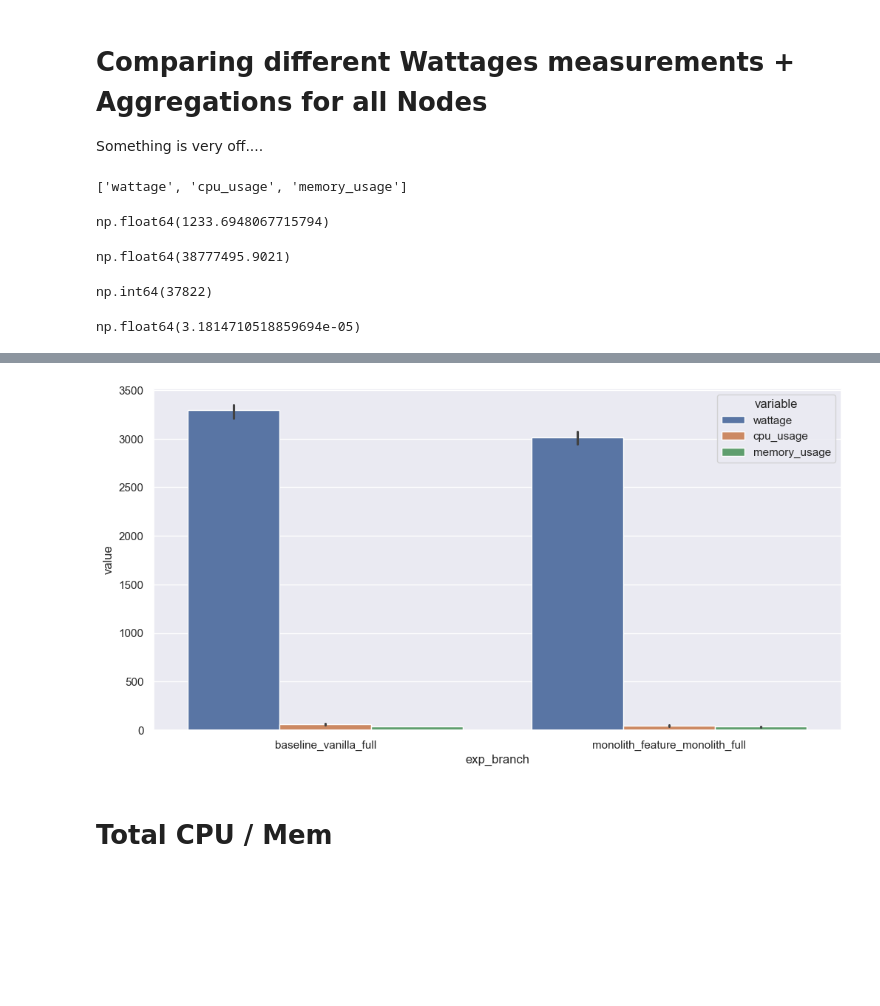
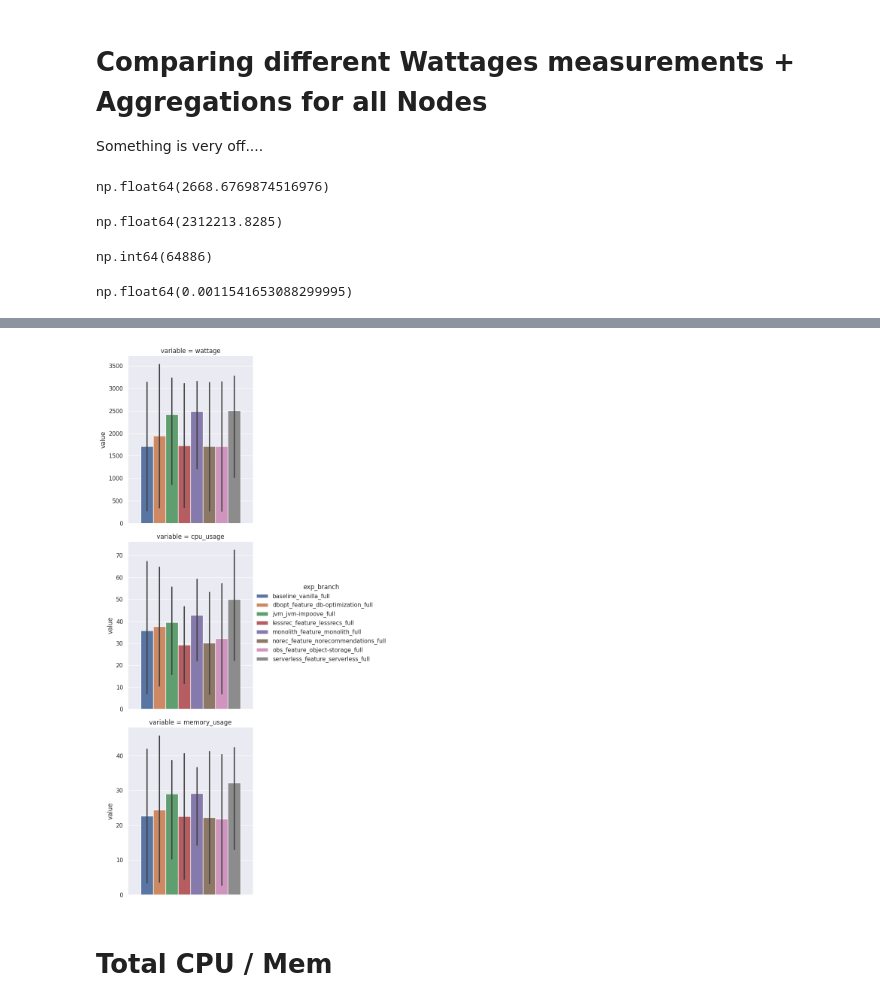
Before and after one commit to clue2-sose25/Clue2, a Jupyter notebook: eval6000.ipynb, the cells around one changed output, grey strips where cells are left out. Saved outputs shown, nothing was run; the diff lists cells and outputs as text; code cells hidden in the pictures; blank space fills up the shorter version.

```diff
--- a/eval6000.ipynb
+++ b/eval6000.ipynb
@@ -12,8 +15,10 @@ pd.set_option('display.max_columns', None)
 sns.set_theme(rc={'figure.figsize':(12, 6)})
 # %%
 MANUAL="data/2024-06-22_11-26-02"
-KARL_LOCAL = "data/data/*"
-exr = exv2.experiment_results.ExperimentResults(MANUAL, load_stats_history=True)
+NEW="data/2024-07-12_11-19-47"
+# KARL_LOCAL = "data/data/*"
+exr = exv2.experiment_results.ExperimentResults(NEW, load_stats_history=True) # type: ignore
+RUN_VARS = exv2.experiment_results.ExperimentResults.RUN_VARS # type: ignore
 
 assert("loadgenerator" not in (list(exr.pods['name'].unique())))
 assert("unkown" not in (list(exr.pods['instance'].unique())))
@@ -115,7 +275,7 @@ sns.lineplot(data=exr.nodes[exr.nodes['exp_workload'] == 'exp_scale_fixed'], x='
 wdf = exr.pods_energy().merge(
     how="left",
     right=exr.run_stats(),
-    on=exv2.experiment_results.ExperimentResults.RUN_VARS,
+    on=exr.RUN_VARS,
     validate="one_to_one",
 )
 
@@ -175,7 +341,7 @@ wcols = []
 # wcols.extend(node_watts.columns[node_watts.columns.str.startswith('wattage')])
 wcols.extend(['wattage'])
 wcols.extend(node_watts.columns[node_watts.columns.str.endswith('usage')])
-display(wcols)
+# display(wcols)
 
 kep = node_watts['wattage_kepler'].sum()
 sca = node_watts['wattage_scaph'].sum()
@@ -185,18 +351,19 @@ ratio = kep/sca
 
 display(kep, sca, tapo, ratio)
 
-sns.barplot(
-    data=node_watts.melt(id_vars=exv2.experiment_results.ExperimentResults.RUN_VARS, value_vars=list(wcols)),
-    x="exp_branch",
+sns.catplot(
+    kind="bar",
+    data=node_watts.melt(id_vars=exr.RUN_VARS, value_vars=list(wcols)),
+    hue="exp_branch",
     y="value",
-    hue="variable"
+    row="variable",
+    sharey=False,
 )
 
 node_watts
 # %% [output]
-['wattage', 'cpu_usage', 'memory_usage']
+np.float64(2668.6769874516976)
-np.float64(1233.6948067715794)
+np.float64(2312213.8285)
-np.float64(38777495.9021)
+np.int64(64886)
-np.int64(37822)
+np.float64(0.0011541653088299995)
-np.float64(3.1814710518859694e-05)
 |  | exp_start | exp_branch | exp_workload | run_iteration | run_time | wattage_kepler | wattage_scaph | wattage | ... |
@@ -215,4 +386,4 @@ np.float64(3.1814710518859694e-05)
-[figure, old version]
+[figure, new version]
 # %% [markdown]
 # Total CPU / Mem
 # %%
```
Also changed, not shown: parts of 20 cells of this notebook, 1 other file.
